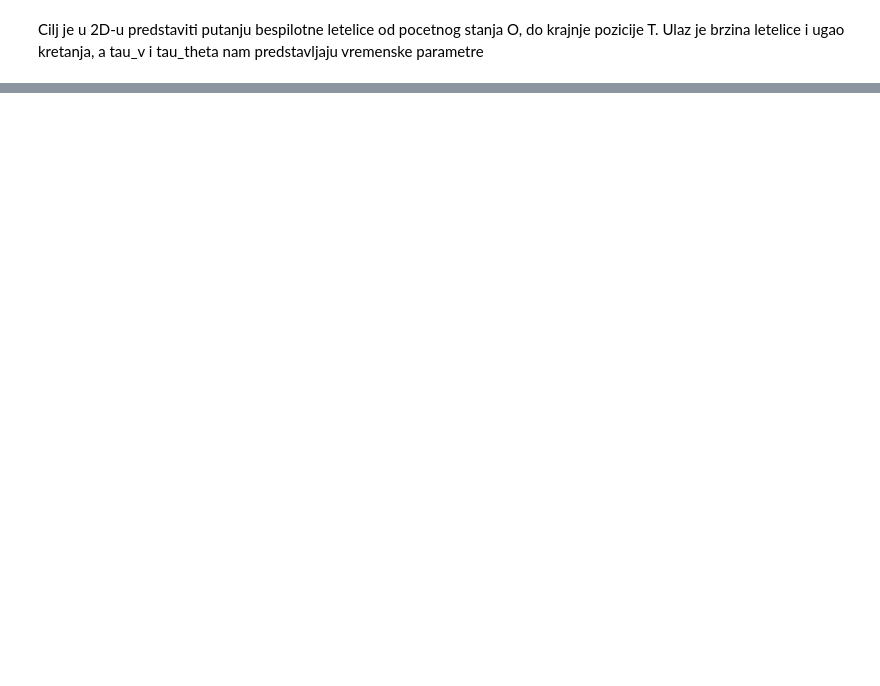
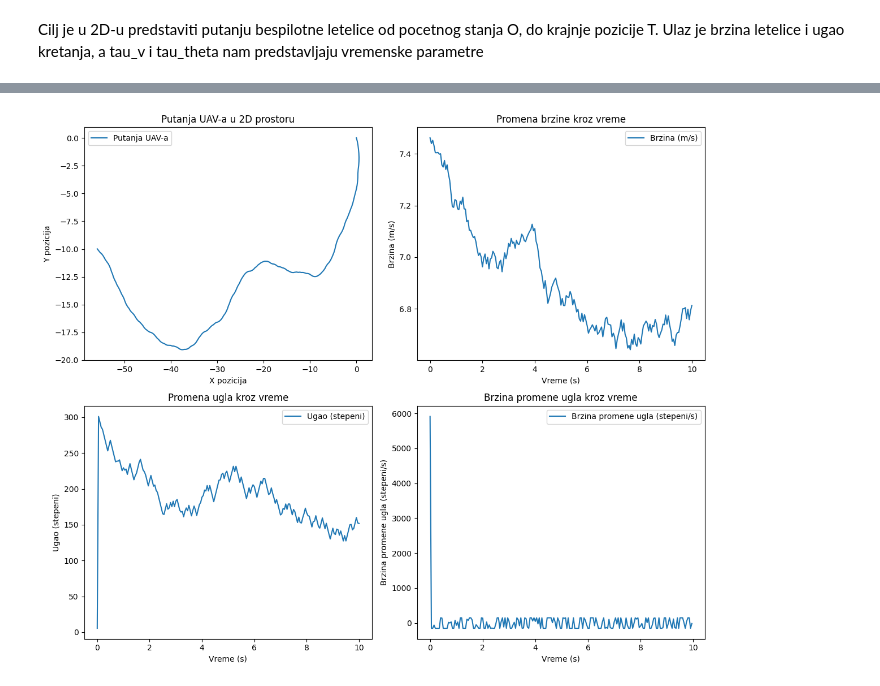
Before and after one commit to milicakuzet/FuzzyLogicUnmannedVehicles, a Jupyter notebook: KretanjeLetelice.ipynb, the cells around one changed output, grey strips where cells are left out. Cells and saved outputs as stored; diff of their text form; code cells hidden in the pictures; blank space fills up the shorter version.

```diff
--- a/KretanjeLetelice.ipynb
+++ b/KretanjeLetelice.ipynb
@@ -107,0 +187,92 @@ plt.show()
+# %%
+import numpy as np
+import matplotlib.pyplot as plt
+
+# Parametri UAV-a
+tau_v = 4  # vremenska konstanta za kontrolu brzine
+tau_theta = 0.4  # vremenska konstanta za kontrolu ugla
+v_max = 10  # maksimalna brzina (m/s)
+v_min = 3   # minimalna brzina (m/s)
+a_max = 3   # maksimalno ubrzanje (m/s^2)
+omega_max = 2.618  # maksimalna brzina promene ugla (rad/s)
+
+# Inicijalne vrednosti
+v = np.random.uniform(3, 10)  # nasumična početna brzina između v_min i v_max
+theta = np.deg2rad(np.random.uniform(0, 360))  # nasumičan početni ugao (u radijanima)
+x, y = 0, 0  # početne koordinate
+
+# Vremenski parametri simulacije
+T = 0.05  # vremenski korak
+num_steps = 200  # broj koraka simulacije
+
+# Čuvanje podataka za vizualizaciju
+x_values, y_values = [x], [y]
+v_values, theta_values = [v], [theta]
+
+# Simulacija kretanja UAV-a
+for step in range(num_steps):
+    # Nasumično generisanje kontrolnih ulaza
+    v_c = np.random.uniform(3, 10)  # nasumična ciljana brzina između v_min i v_max
+    theta_c = np.deg2rad(np.random.uniform(0, 360))  # nasumičan ciljani ugao
+
+    # Izračunavanje promena brzine i ugla
+    v_dot = (v_c - v) / tau_v
+    theta_dot = (theta_c - theta) / tau_theta
+
+    # Ograničenje ubrzanja i promene ugla
+    v_dot = np.clip(v_dot, -a_max, a_max)
+    theta_dot = np.clip(theta_dot, -omega_max, omega_max)
+
+    # Ažuriranje brzine i ugla
+    v += v_dot * T
+    theta += theta_dot * T
+
+    # Ograničenje brzine
+    v = np.clip(v, v_min, v_max)
+
+    # Ažuriranje pozicije
+    x += v * np.cos(theta) * T
+    y += v * np.sin(theta) * T
+
+    # Čuvanje vrednosti za plotovanje
+    x_values.append(x)
+    y_values.append(y)
+    v_values.append(v)
+    theta_values.append(np.rad2deg(theta))  # konvertovanje u stepeni za lakše razumevanje
+
+# Plotovanje rezultata
+fig, axs = plt.subplots(2, 2, figsize=(12, 10))
+
+# Putanja UAV-a
+axs[0, 0].plot(x_values, y_values, label='Putanja UAV-a')
+axs[0, 0].set_title('Putanja UAV-a u 2D prostoru')
+axs[0, 0].set_xlabel('X pozicija')
+axs[0, 0].set_ylabel('Y pozicija')
+axs[0, 0].legend()
+
+# Brzina kroz vreme
+axs[0, 1].plot(np.arange(num_steps + 1) * T, v_values, label='Brzina (m/s)')
+axs[0, 1].set_title('Promena brzine kroz vreme')
+axs[0, 1].set_xlabel('Vreme (s)')
+axs[0, 1].set_ylabel('Brzina (m/s)')
+axs[0, 1].legend()
+
+# Ugao kroz vreme
+axs[1, 0].plot(np.arange(num_steps + 1) * T, theta_values, label='Ugao (stepeni)')
+axs[1, 0].set_title('Promena ugla kroz vreme')
+axs[1, 0].set_xlabel('Vreme (s)')
+axs[1, 0].set_ylabel('Ugao (stepeni)')
+axs[1, 0].legend()
+
+# Brzina promene ugla kroz vreme
+theta_dot_values = np.diff(theta_values) / T
+axs[1, 1].plot(np.arange(num_steps) * T, theta_dot_values, label='Brzina promene ugla (stepeni/s)')
+axs[1, 1].set_title('Brzina promene ugla kroz vreme')
+axs[1, 1].set_xlabel('Vreme (s)')
+axs[1, 1].set_ylabel('Brzina promene ugla (stepeni/s)')
+axs[1, 1].legend()
+
+plt.tight_layout()
+plt.show()
+# %% [output]
+[figure, added]
```
Also changed, not shown: parts of 13 cells of this notebook.
